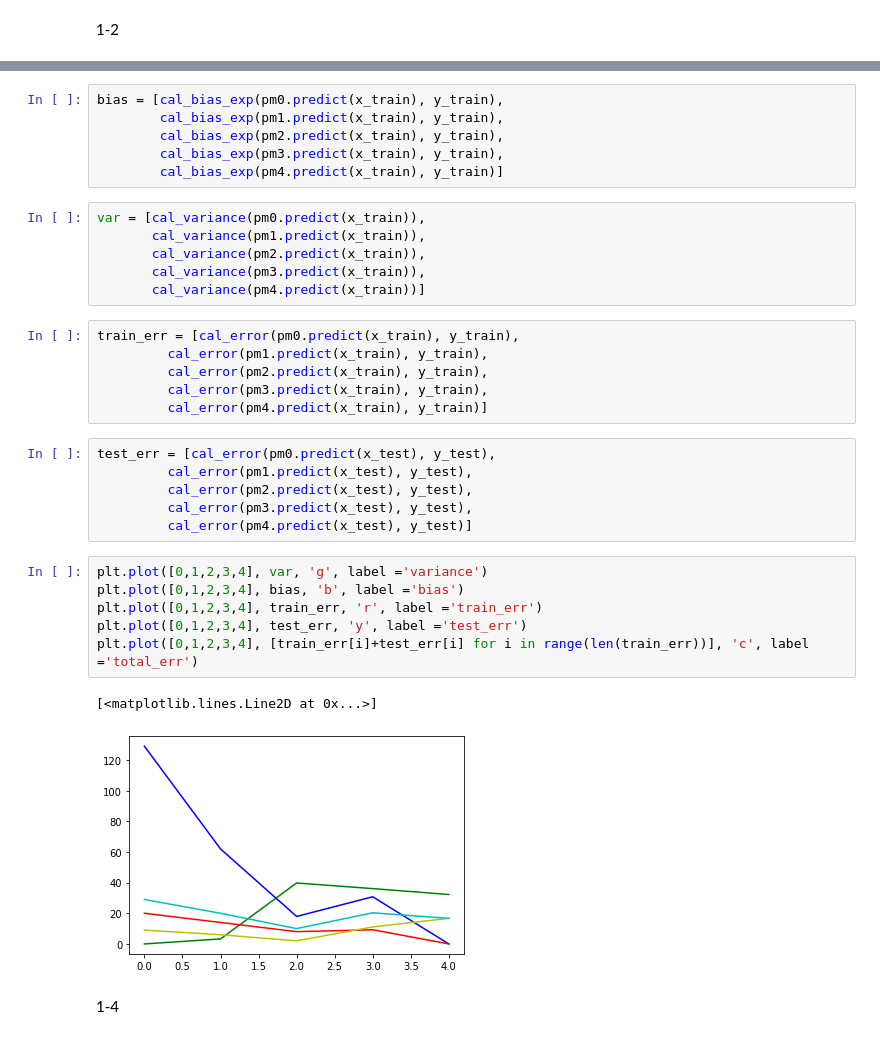
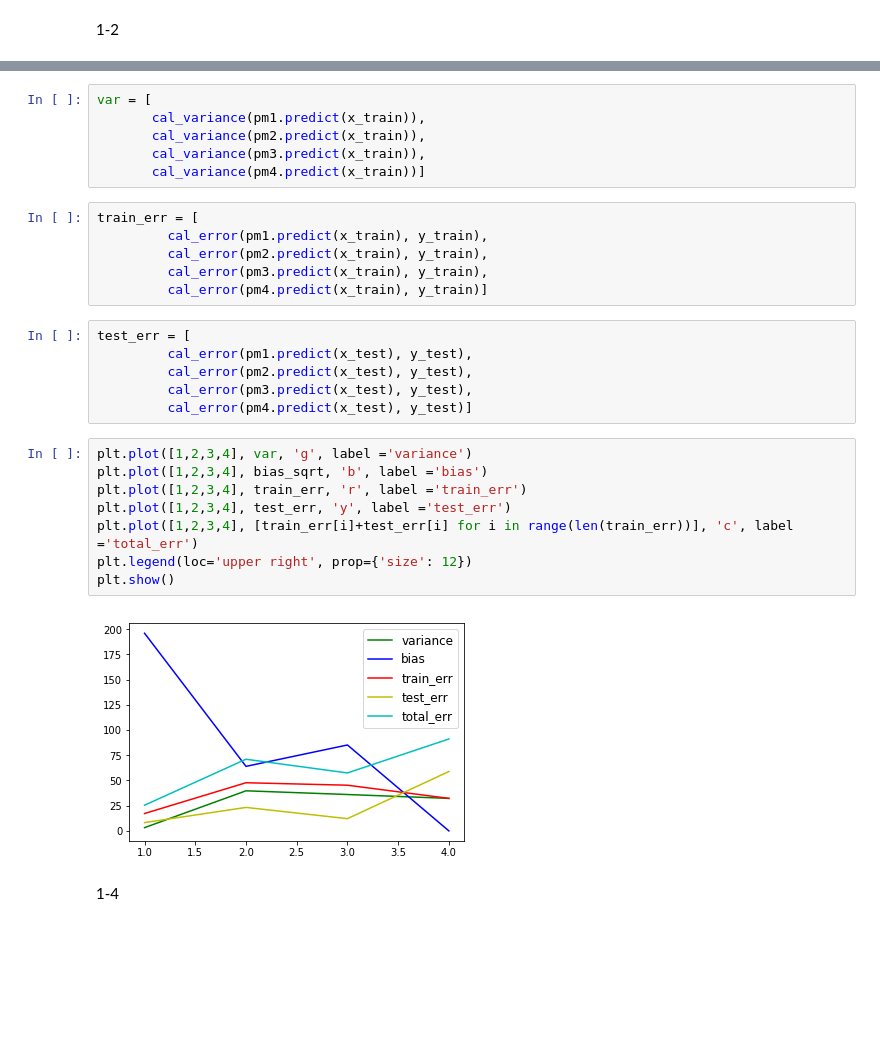
Before and after one commit to yuan64198/ML_hw1, a Jupyter notebook: Problem1.ipynb, the cells around one changed output, grey strips where cells are left out. Drawn from its saved outputs; the diff is of its cells as text; blank space fills up the shorter version.

```diff
--- a/Problem1.ipynb
+++ b/Problem1.ipynb
@@ -116,36 +127,31 @@ def cal_error(train, train_y):
+# %%
+var = [
+       cal_variance(pm1.predict(x_train)),
+       cal_variance(pm2.predict(x_train)),
+       cal_variance(pm3.predict(x_train)),
+       cal_variance(pm4.predict(x_train))]
 # %%
-bias = [cal_bias_exp(pm0.predict(x_train), y_train),
-        cal_bias_exp(pm1.predict(x_train), y_train),
-        cal_bias_exp(pm2.predict(x_train), y_train),
-        cal_bias_exp(pm3.predict(x_train), y_train),
-        cal_bias_exp(pm4.predict(x_train), y_train)]
+train_err = [
+         cal_error(pm1.predict(x_train), y_train),
+         cal_error(pm2.predict(x_train), y_train),
+         cal_error(pm3.predict(x_train), y_train),
+         cal_error(pm4.predict(x_train), y_train)]
-# %%
-var = [cal_variance(pm0.predict(x_train)),
-       cal_variance(pm1.predict(x_train)),
-       cal_variance(pm2.predict(x_train)),
-       cal_variance(pm3.predict(x_train)),
-       cal_variance(pm4.predict(x_train))]
 # %%
-train_err = [cal_error(pm0.predict(x_train), y_train),
-         cal_error(pm1.predict(x_train), y_train),
-         cal_error(pm2.predict(x_train), y_train),
-         cal_error(pm3.predict(x_train), y_train),
-         cal_error(pm4.predict(x_train), y_train)]
+test_err = [
+         cal_error(pm1.predict(x_test), y_test),
+         cal_error(pm2.predict(x_test), y_test),
+         cal_error(pm3.predict(x_test), y_test),
+         cal_error(pm4.predict(x_test), y_test)]
-# %%
-test_err = [cal_error(pm0.predict(x_test), y_test),
-         cal_error(pm1.predict(x_test), y_test),
-         cal_error(pm2.predict(x_test), y_test),
-         cal_error(pm3.predict(x_test), y_test),
-         cal_error(pm4.predict(x_test), y_test)]
 # %%
-plt.plot([0,1,2,3,4], var, 'g', label ='variance')
-plt.plot([0,1,2,3,4], bias, 'b', label ='bias')
-plt.plot([0,1,2,3,4], train_err, 'r', label ='train_err')
-plt.plot([0,1,2,3,4], test_err, 'y', label ='test_err')
-plt.plot([0,1,2,3,4], [train_err[i]+test_err[i] for i in range(len(train_err))], 'c', label ='total_err')
+plt.plot([1,2,3,4], var, 'g', label ='variance')
+plt.plot([1,2,3,4], bias_sqrt, 'b', label ='bias')
+plt.plot([1,2,3,4], train_err, 'r', label ='train_err')
+plt.plot([1,2,3,4], test_err, 'y', label ='test_err')
+plt.plot([1,2,3,4], [train_err[i]+test_err[i] for i in range(len(train_err))], 'c', label ='total_err')
+plt.legend(loc='upper right', prop={'size': 12})
+plt.show()
 # %% [output]
-[<matplotlib.lines.Line2D at 0x...>]
-[figure, old version]
+[figure, new version]
 # %% [markdown]
 1-4
 # %%
```
Also changed, not shown: parts of 5 cells of this notebook, 2 other files.
